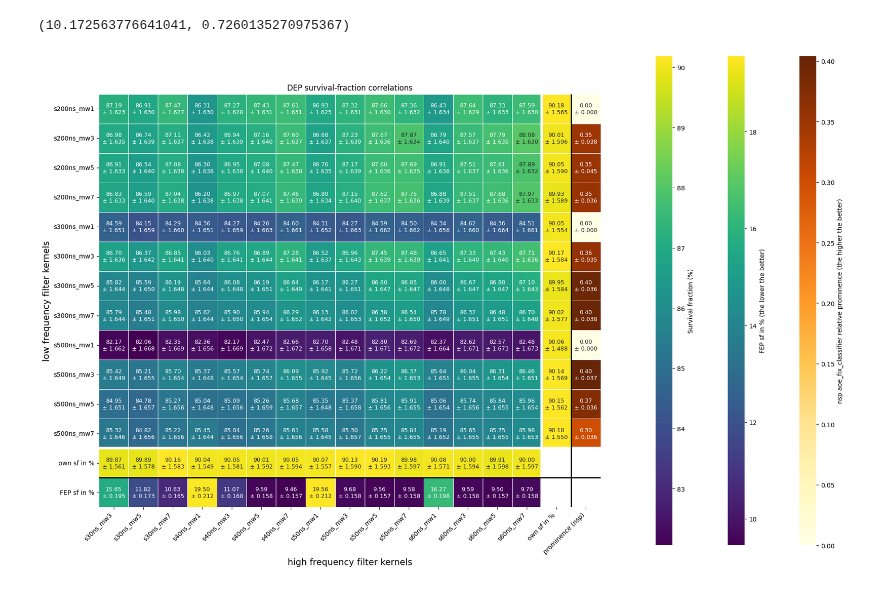
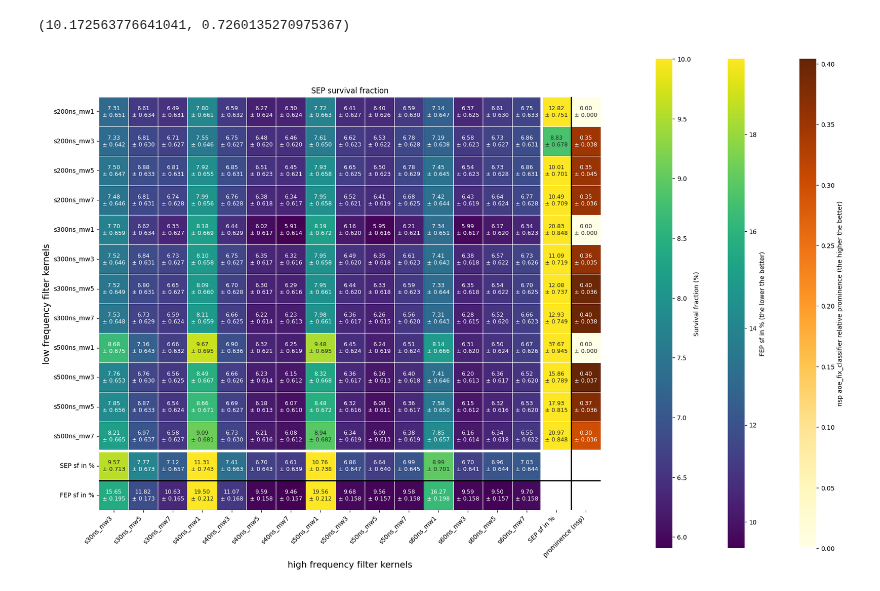
Before and after one commit to ZejunLi/AoverE_analysis, a Jupyter notebook: two_aoe_cuts/survival_fration_after_two_cuts_simu.ipynb, the cells around one changed output. Drawn from its saved outputs; the diff is of its cells as text; code cells hidden in the pictures.

Commit message:
made some plots for presentation

```diff
--- a/two_aoe_cuts/survival_fration_after_two_cuts_simu.ipynb
+++ b/two_aoe_cuts/survival_fration_after_two_cuts_simu.ipynb
@@ -269,3 +269,5 @@ def two_cuts(run1, run2):
     print(f"Survival fraction for SEP after two cuts: {sf_val_sep:.4f} ± {sf_err_sep:.4f}")
     print(f"Survival fraction for FEP after two cuts: {sf_val_fep:.4f} ± {sf_err_fep:.4f}")
     return sf_val_sep, sf_err_sep, sf_val_fep, sf_err_fep
+# %%
+sf_val_sep, sf_err_sep, sf_val_fep, sf_err_fep = two_cuts(run1, run2)
@@ -340,5 +347,6 @@ saved to: /mnt/atlas02/users/leoli/AoverE_analysis/two_aoe_cuts/survival_correla
  ...}
 # %%
 import pickle
-with open("/mnt/atlas02/users/leoli/AoverE_analysis/two_aoe_cuts/survival_correlations_simu.pkl", "rb") as f:
+with open("/mnt/atlas02/users/leoli/AoverE_analysis/two_aoe_cuts/survival_correlations_simu_mse.pkl", "rb") as f:
     sf_correlations = pickle.load(f)
+sf_correlations.keys()
@@ -553,6 +563,18 @@ plt.show()
 [figure]
 # %% [markdown]
 ## heatmap with prominence and mse SF
+# %%
+import pickle
+with open("/mnt/atlas02/users/leoli/AoverE_analysis/two_aoe_cuts/survival_correlations_simu_mse.pkl", "rb") as f:
+    sf_correlations = pickle.load(f)
+# sf_correlations.keys()
+
+for i, y_run in enumerate(runs):
+    for j, x_run in enumerate(runs):
+
+        # This assumes sf_correlations keys are ordered as:
+        # (y-axis run, x-axis run)
+        sf_correlations[(y_run, x_run)] = sf_correlations[(y_run, x_run)].get("sep")
 # %%
 with open("/mnt/atlas02/users/leoli/AoverE_analysis/both_sided_cuts/pvr_db.pkl", "rb") as f:
     pvr_db = pickle.load(f)
@@ -729,6 +751,8 @@ sns.heatmap(
     xticklabels=x_labels,
     yticklabels=y_labels,
     linewidths=0.5,
+    vmax=10,
+    # vmin=0,
     square=True,
     ax=ax,
     cbar_ax=sf_cbar_ax,
@@ -784,21 +808,21 @@ ax.axvline(n_x, color="white", linewidth=4)
 ax.axhline(n_y + 1, color="black", linewidth=2)
 ax.axvline(n_x + 1, color="black", linewidth=2)
 
-ax.set_title("DEP survival-fraction correlations")
+ax.set_title("SEP survival fraction")
 
 ax.tick_params(axis="x", labelrotation=45, labelsize=10)
 ax.tick_params(axis="y", labelrotation=0, labelsize=10)
 # Columns:
 # x-runs, own SF of y-runs, identity of y-runs
 x_labels = x_runs + [
-    "own sf in %",
+    "SEP sf in %",
     "prominence (nsp)",
 ]
 
 # Rows:
 # y-runs, own SF of x-runs, identity of x-runs
 y_labels = y_runs + [
-    "own sf in %",
+    "SEP sf in %",
     "FEP sf in %",
 ]
 # Put tick marks at the center of each heatmap cell.
@@ -808,31 +832,31 @@ ax.set_yticks(np.arange(len(y_labels)) + 0.5)
 # Add run names and extra row/column labels.
 ax.set_xticklabels(
     x_labels,
     rotation=45,
     ha="right",
     fontsize=10,
 )
 
 ax.set_yticklabels(
     y_labels,
     rotation=0,
     fontsize=10,
 )
 
 # General axis labels.
 ax.set_xlabel(
     "high frequency filter kernels",
     fontsize=14,
 )
 
 ax.set_ylabel(
     "low frequency filter kernels",
     fontsize=14,
 )
 
 for label in ax.get_xticklabels():
     label.set_horizontalalignment("right")
 
 plt.show()
 # %% [output]
-[figure, old version]
+[figure, new version]
```
Also changed, not shown: parts of 4 cells of this notebook, 2 other files.
